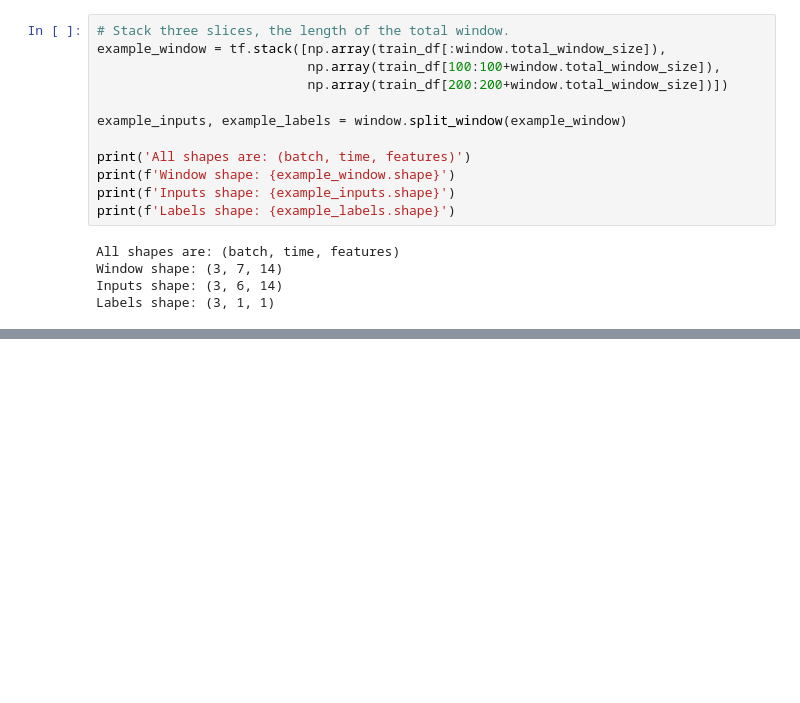
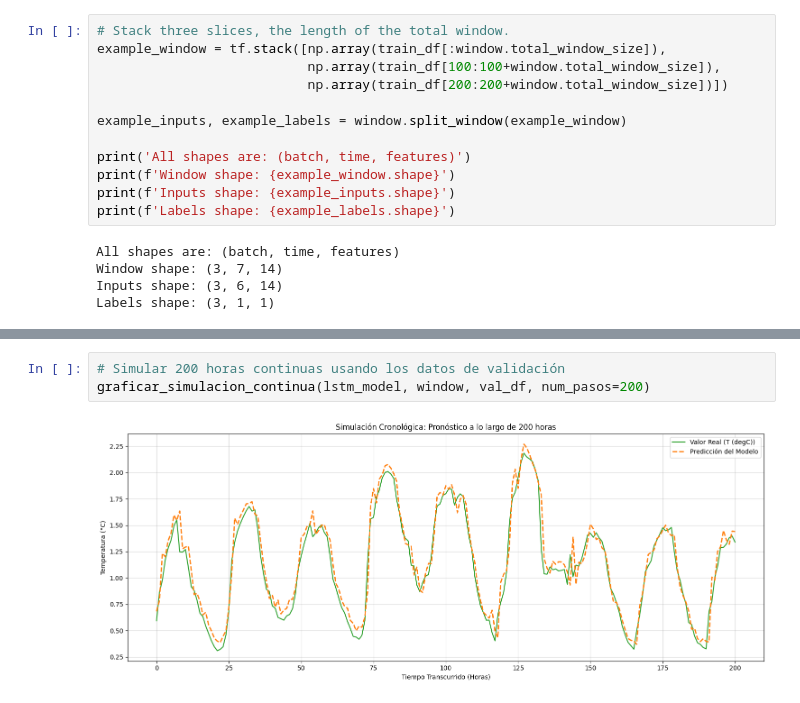
Before and after one commit to jeffersonrodriguezc/deep-learning-en-3-semanas, a Jupyter notebook: semana_2/notebooks/Nb_2b_Resolviendo_desafios_con_RNNs_usando_keras.ipynb, the cells around one changed output, grey strips where cells are left out. Drawn from its saved outputs; the diff is of its cells as text; blank space fills up the shorter version.

```diff
--- a/semana_2/notebooks/Nb_2b_Resolviendo_desafios_con_RNNs_usando_keras.ipynb
+++ b/semana_2/notebooks/Nb_2b_Resolviendo_desafios_con_RNNs_usando_keras.ipynb
@@ -776,0 +885,5 @@ val_performance
+# %%
+# Simular 200 horas continuas usando los datos de validación
+graficar_simulacion_continua(lstm_model, window, val_df, num_pasos=200)
+# %% [output]
+[figure, added]
```
Also changed, not shown: parts of 24 cells of this notebook.
